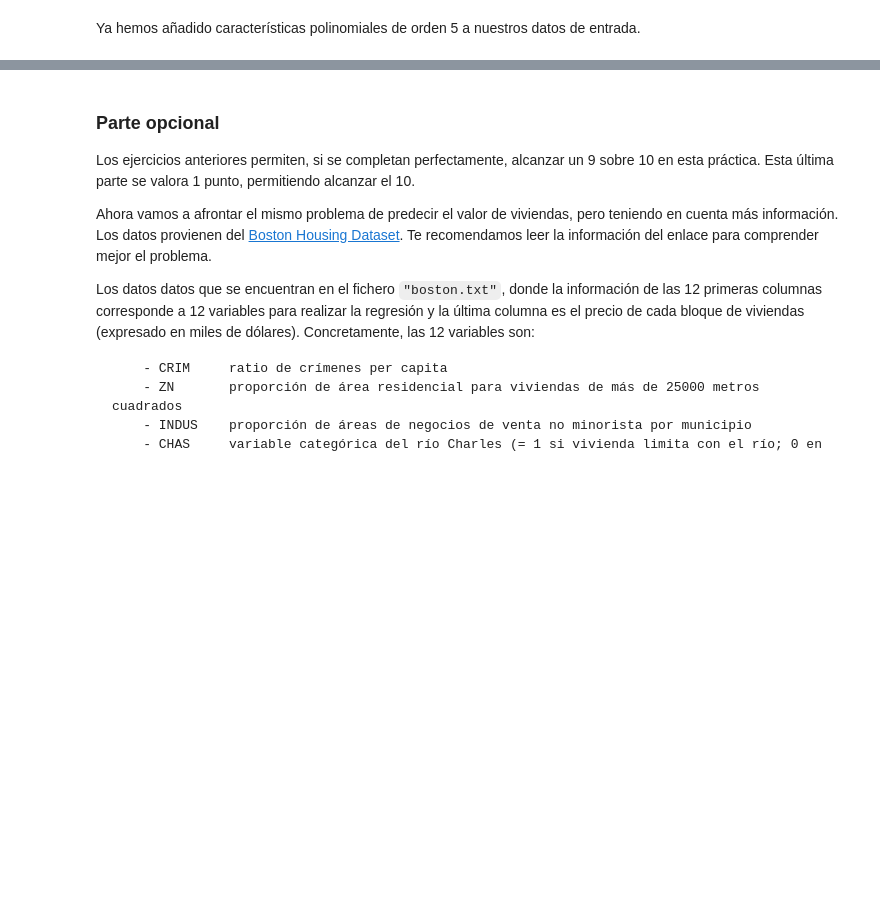
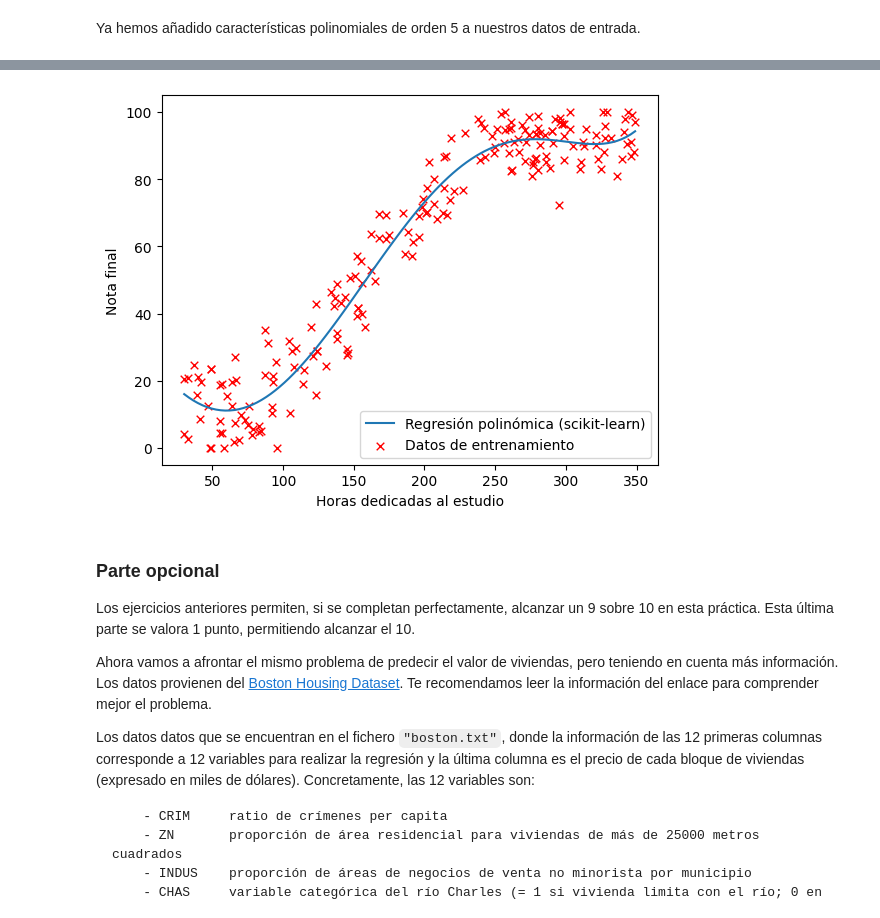
Before and after one commit to TomasAlignani/APRENDIZAJE, a Jupyter notebook: 3. RegresionLineal_Nvariables/practica3_RegresionLineal_Nvariables.ipynb, the cells around one changed output, grey strips where cells are left out. Drawn from its saved outputs; the diff is of its cells as text; code cells hidden in the pictures; blank space fills up the shorter version.

```diff
--- a/3. RegresionLineal_Nvariables/practica3_RegresionLineal_Nvariables.ipynb
+++ b/3. RegresionLineal_Nvariables/practica3_RegresionLineal_Nvariables.ipynb
@@ -523,21 +600,30 @@ Debes replicar esta figura:
 # %%
 # Entrena un modelo de scikit-learn con X_poly
 # <RELLENAR>
-
+reg = LinearRegression()
+reg.fit(X_pol, y)
 # Crea las variable xx en el rango de horas mínimas y máximas del conjunto de datos
 # <RELLENAR>
-
+xx = np.linspace(X.min(), X.max(), 100).reshape(-1, 1)
 # Para generar la variable yy: esta debe ser el resultado de hacer la predicción sobre los datos xx
 # Previamente ha habido que transformar xx de la misma forma que hemos hecho para conseguir X_pol
 # Es decir: hay que añadir características polinomiales hasta grado 5 y guardarlo en xx_pol
 # Para hacer esto, ya no debes usar `poly.fit_transform` sino solo `poly.transform`
 # <RELLENAR>
-
+xx_pol = poly.transform(xx)
 # Genera la variable yy como la predicción del modelo entrenado sobre xx_pol
 # <RELLENAR>
-
+yy = reg.predict(xx_pol)
 # Crea la gráfica con xx e yy como en la práctica anterior
 # <RELLENAR>
+plt.plot(xx, yy, label='Regresión polinómica (scikit-learn)')
+plt.scatter(X, y, s=30, c='r', marker='x', linewidths=1, label='Datos de entrenamiento')
+plt.xlabel('Horas dedicadas al estudio')
+plt.ylabel('Nota final')
+plt.legend()
+plt.show()
+# %% [output]
+[figure, added]
 # %% [markdown]
 ### Parte opcional <a id="parte5"></a>
 
```
Also changed, not shown: parts of 13 cells of this notebook.
